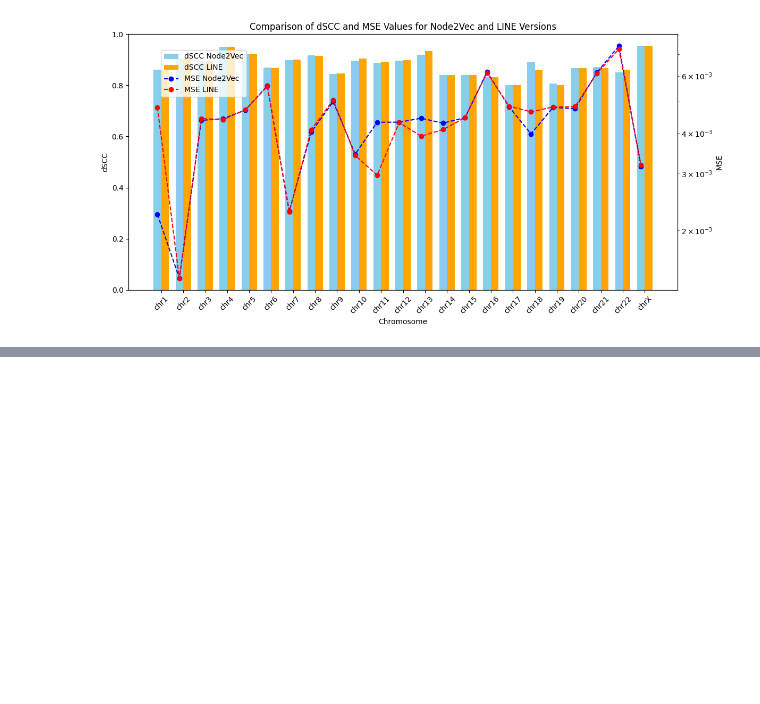
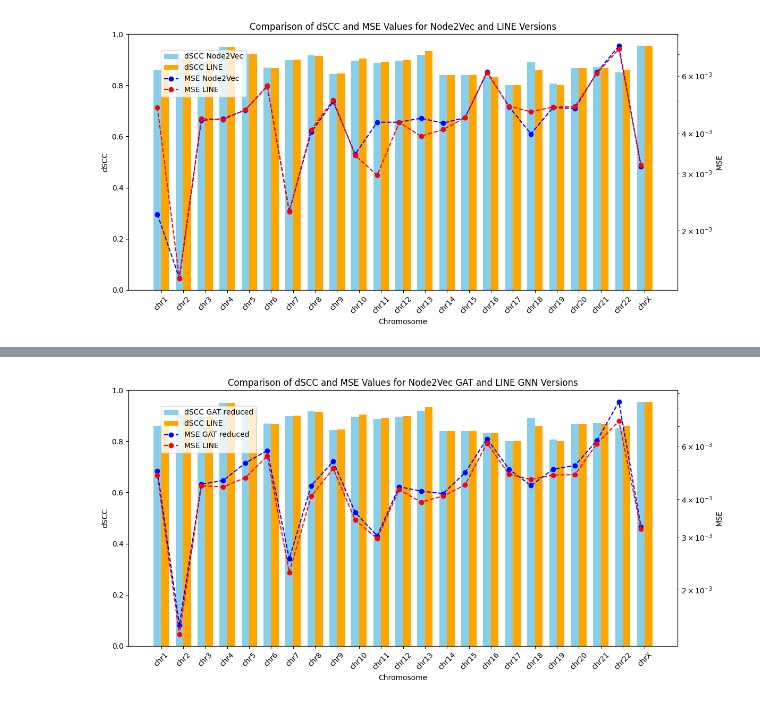
Before and after one commit to beyzoskaya/HiC-GNN, a Jupyter notebook: visualize.ipynb, the cells around one changed output, grey strips where cells are left out. Drawn from its saved outputs; the diff is of its cells as text; code cells hidden in the pictures; blank space fills up the shorter version.

```diff
--- a/visualize.ipynb
+++ b/visualize.ipynb
@@ -727,0 +948,41 @@ plt.show()
+# %%
+def process_values(data):
+    return [(int(chrom[3:]) if chrom[3:].isdigit() else 23, chrom, value) for chrom, value in data.items()]
+
+dscc_node2vec_GAT_pairs = sorted(process_values(dscc_GAT_reduced))
+dscc_line_pairs = sorted(process_values(dscc_LINE))
+mse_node2vec_pairs = sorted(process_values(MSE_GAT_reduced))
+mse_line_pairs = sorted(process_values(MSE_LINE))
+
+sorted_chromosomes = [f'chr{chrom}' if chrom != 23 else 'chrX' for chrom, _, _ in dscc_node2vec_pairs]
+dscc_node2vec_values = [value for _, _, value in dscc_node2vec_pairs]
+dscc_line_values = [value for _, _, value in dscc_line_pairs]
+mse_node2vec_values = [value for _, _, value in mse_node2vec_pairs]
+mse_line_values = [value for _, _, value in mse_line_pairs]
+
+fig, ax1 = plt.subplots(figsize=(12, 6))
+
+bar_width = 0.35
+index = np.arange(len(sorted_chromosomes))
+
+ax1.bar(index, dscc_node2vec_values, bar_width, label='dSCC GAT reduced', color='skyblue')
+ax1.bar(index + bar_width, dscc_line_values, bar_width, label='dSCC LINE', color='orange')
+ax1.set_xlabel('Chromosome')
+ax1.set_ylabel('dSCC')
+ax1.set_title('Comparison of dSCC and MSE Values for Node2Vec GAT and LINE GNN Versions')
+ax1.set_xticks(index + bar_width / 2)
+ax1.set_xticklabels(sorted_chromosomes, rotation=45)
+ax1.set_ylim(0, 1)
+
+ax2 = ax1.twinx()
+ax2.plot(index, mse_node2vec_values, marker='o', color='blue', label='MSE GAT reduced', linestyle='dashed')
+ax2.plot(index, mse_line_values, marker='o', color='red', label='MSE LINE', linestyle='dashed')
+ax2.set_ylabel('MSE')
+ax2.set_yscale('log')
+
+fig.legend(loc='upper left', bbox_to_anchor=(0.1, 0.9))
+fig.tight_layout()
+
+plt.show()
+# %% [output]
+[figure, added]
```
Also changed, not shown: parts of 14 cells of this notebook.
